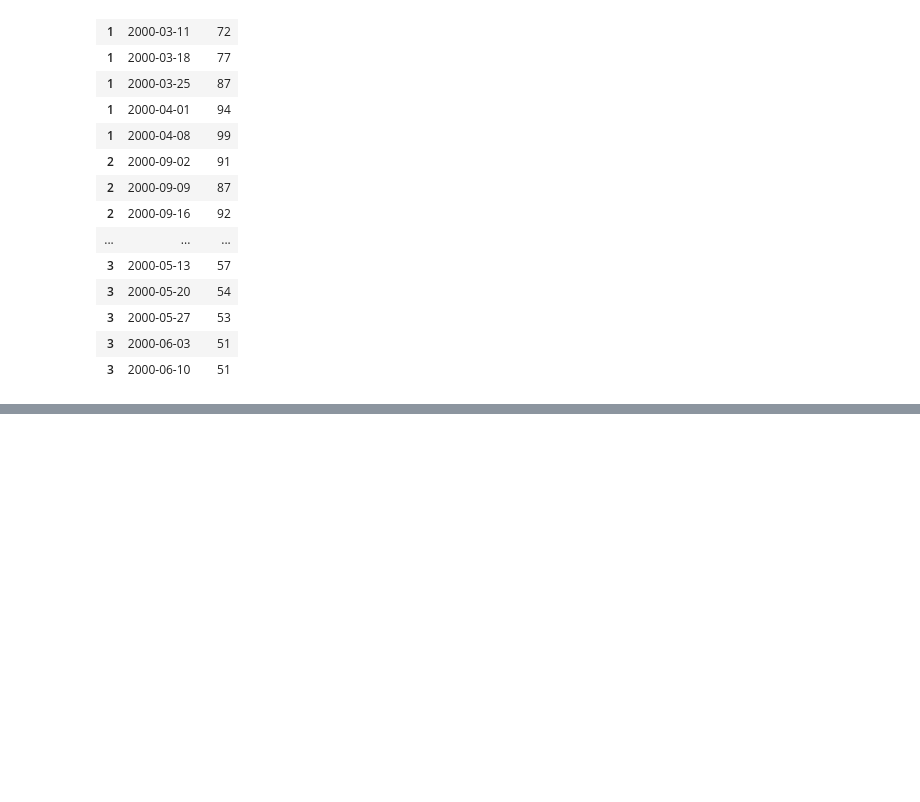
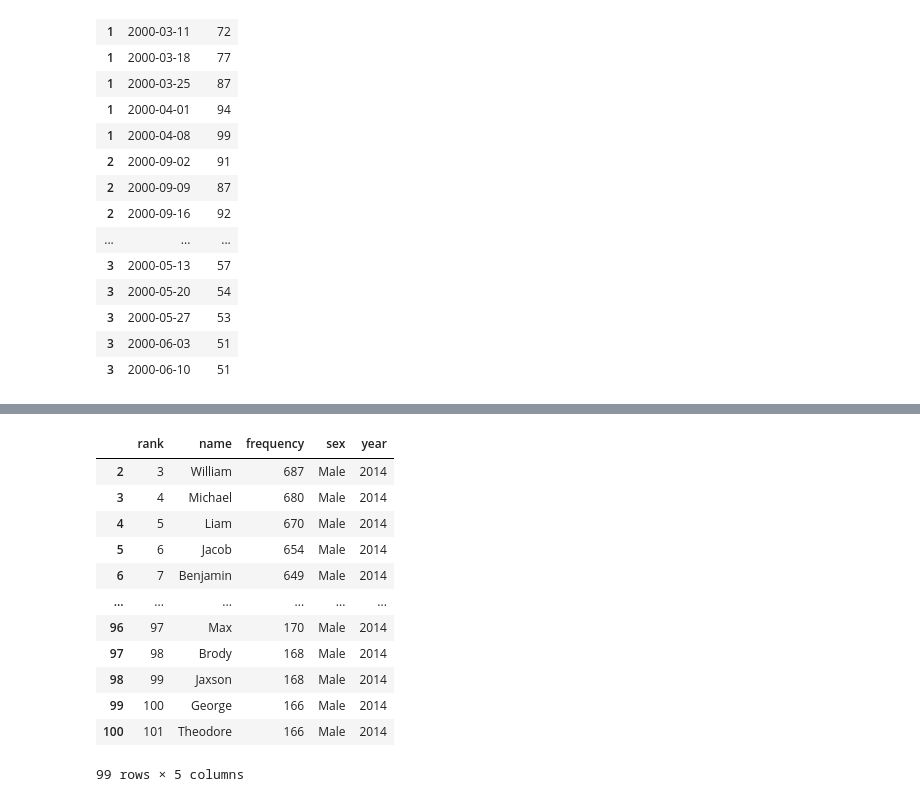
Before and after one commit to wu-olivia-ke/inf1340-programmingfordatascience-fa21, a Jupyter notebook: class-demo.ipynb, the cells around one changed output, grey strips where cells are left out. Saved outputs shown, nothing was run; the diff lists cells and outputs as text; code cells hidden in the pictures; blank space fills up the shorter version.

```diff
--- a/class-demo.ipynb
+++ b/class-demo.ipynb
@@ -533,0 +576,16 @@ ranking.head(20)
+# %%
+df.tail(99)
+# %% [output]
+|  | rank | name | frequency | sex | year |
+| 2 | 3 | William | 687 | Male | 2014 |
+| 3 | 4 | Michael | 680 | Male | 2014 |
+| 4 | 5 | Liam | 670 | Male | 2014 |
+| 5 | 6 | Jacob | 654 | Male | 2014 |
+| 6 | 7 | Benjamin | 649 | Male | 2014 |
+| ... | ... | ... | ... | ... | ... |
+| 96 | 97 | Max | 170 | Male | 2014 |
+| 97 | 98 | Brody | 168 | Male | 2014 |
+| 98 | 99 | Jaxson | 168 | Male | 2014 |
+| 99 | 100 | George | 166 | Male | 2014 |
+| 100 | 101 | Theodore | 166 | Male | 2014 |
+99 rows × 5 columns
```
Also changed, not shown: parts of 1 cell of this notebook, 2 other files.
